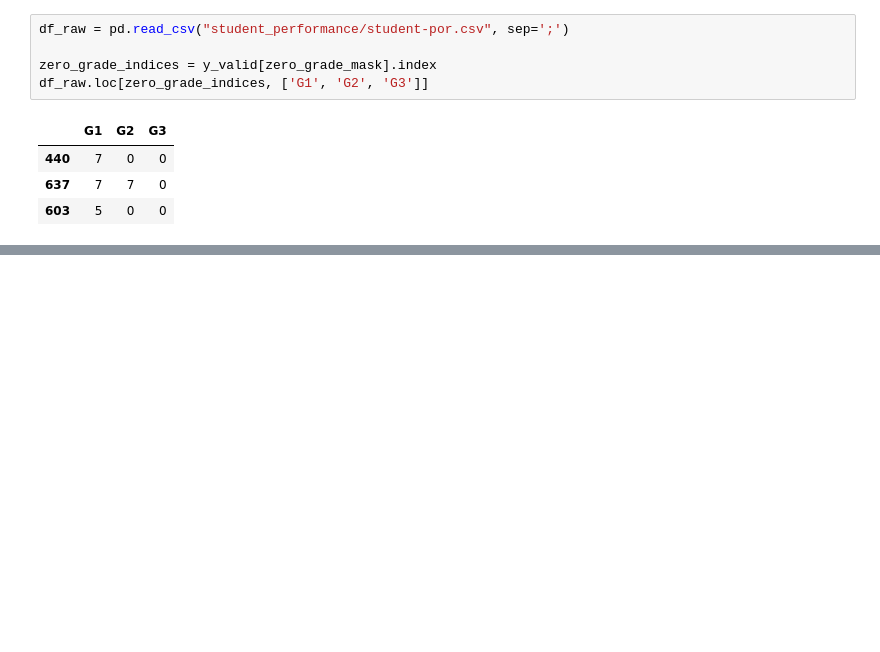
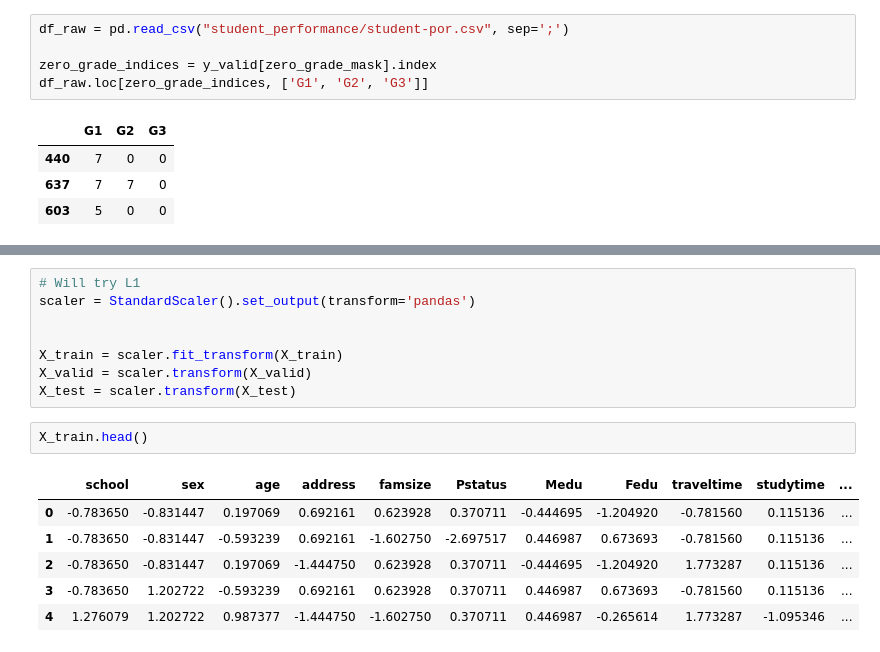
Before and after one commit to monderei/student-performance-regression, a Jupyter notebook: UCI_Performance_Regression.ipynb, the cells around one changed output, grey strips where cells are left out. Drawn from its saved outputs; the diff is of its cells as text; blank space fills up the shorter version.

```diff
--- a/UCI_Performance_Regression.ipynb
+++ b/UCI_Performance_Regression.ipynb
@@ -412,0 +430,17 @@ The zero y-values in the validation set tipped the root mean squared error by qu
+# %%
+# Will try L1
+scaler = StandardScaler().set_output(transform='pandas')
+
+
+X_train = scaler.fit_transform(X_train)
+X_valid = scaler.transform(X_valid)
+X_test = scaler.transform(X_test)
+# %%
+X_train.head()
+# %% [output]
+|  | school | sex | age | address | famsize | Pstatus | Medu | Fedu | traveltime | studytime | ... |
+| 0 | -0.783650 | -0.831447 | 0.197069 | 0.692161 | 0.623928 | 0.370711 | -0.444695 | -1.204920 | -0.781560 | 0.115136 | ... |
+| 1 | -0.783650 | -0.831447 | -0.593239 | 0.692161 | -1.602750 | -2.697517 | 0.446987 | 0.673693 | -0.781560 | 0.115136 | ... |
+| 2 | -0.783650 | -0.831447 | 0.197069 | -1.444750 | 0.623928 | 0.370711 | -0.444695 | -1.204920 | 1.773287 | 0.115136 | ... |
+| 3 | -0.783650 | 1.202722 | -0.593239 | 0.692161 | 0.623928 | 0.370711 | 0.446987 | 0.673693 | -0.781560 | 0.115136 | ... |
+| 4 | 1.276079 | 1.202722 | 0.987377 | -1.444750 | -1.602750 | 0.370711 | 0.446987 | -0.265614 | 1.773287 | -1.095346 | ... |
```
Also changed, not shown: parts of 8 cells of this notebook.
